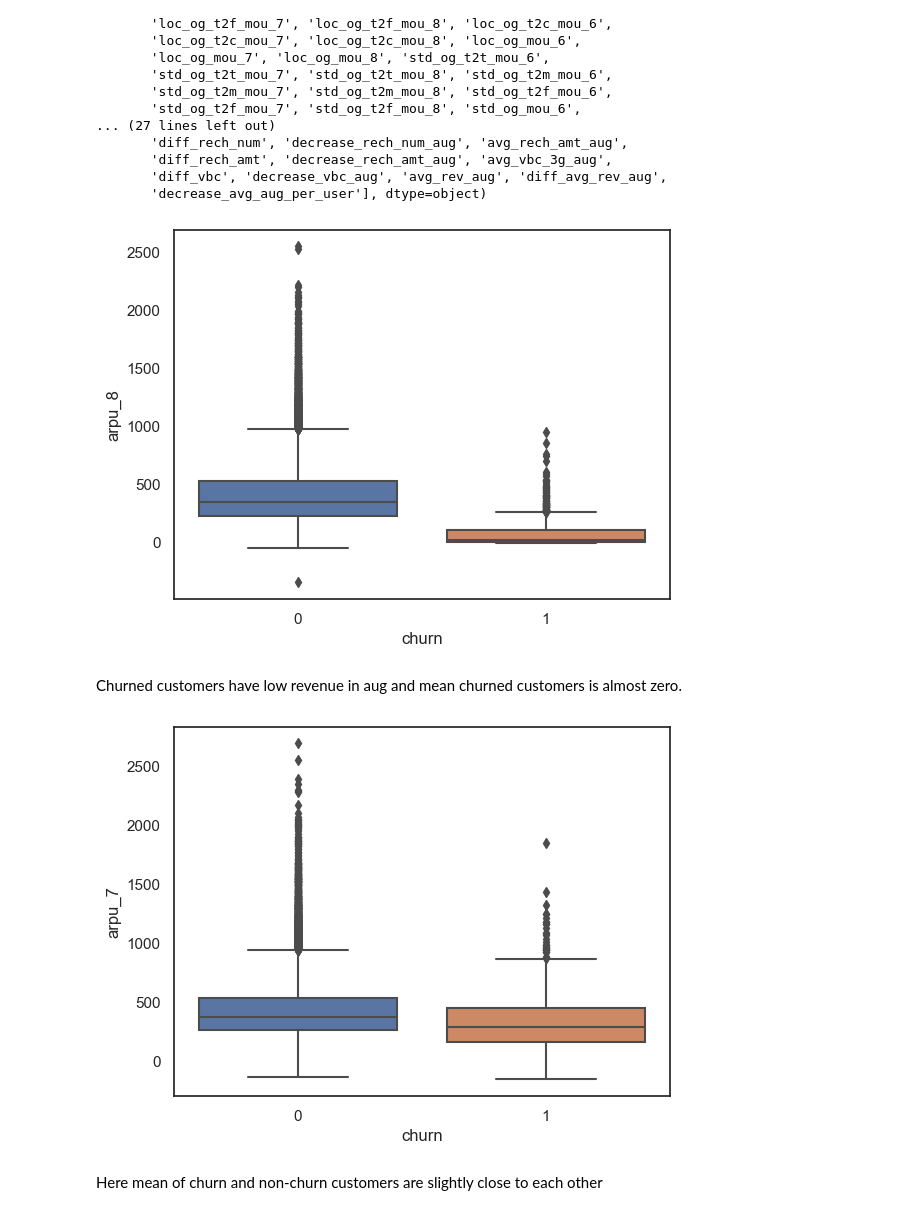
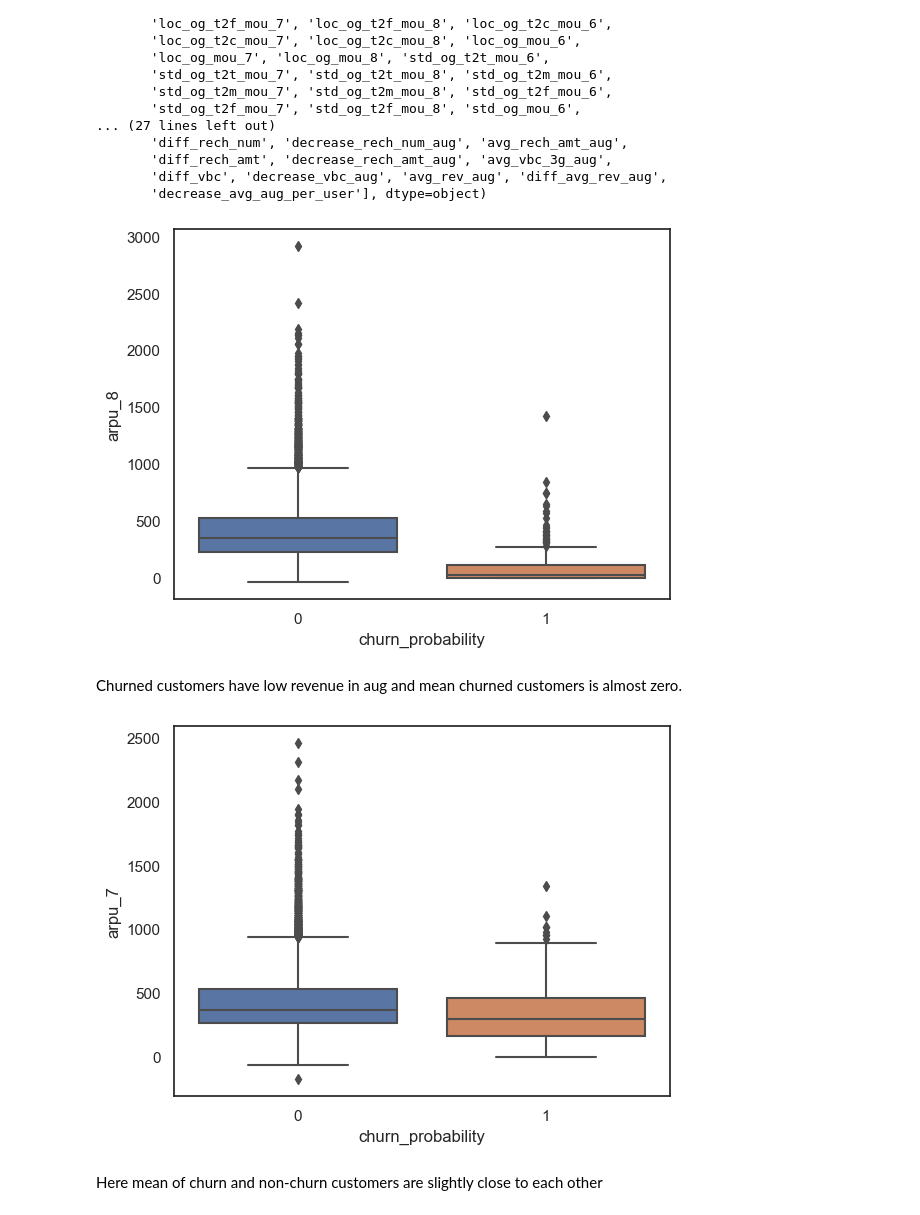
Before and after one commit to laxmikantmishra/telecom_churn_hackathon_c44, a Jupyter notebook: telecom_churn_c44.ipynb, the cells around one changed output. Cells and saved outputs as stored; diff of their text form; code cells hidden in the pictures.

```diff
--- a/telecom_churn_c44.ipynb
+++ b/telecom_churn_c44.ipynb
@@ -45,7 +45,7 @@ from sklearn import metrics
 from sklearn.decomposition import PCA
 # %%
 # Reading dataset
-raw_df = pd.read_csv('train.csv')
+raw_df = pd.read_csv('test.csv')
 # %% [markdown]
 #### 2. Data understanding, preparation & pre-processing
 # %%
@@ -303,7 +303,7 @@ array(['id', 'arpu_6', 'arpu_7', 'arpu_8', 'onnet_mou_6', 'onnet_mou_7',
 # %%
 # Churning customer records
 
-clean_df['churn'] = np.where((clean_df['total_ic_mou_8']==0) & (clean_df['total_og_mou_8']==0) & (clean_df['vol_2g_mb_8']==0) & (clean_df['vol_3g_mb_8']==0), 1, 0)
+clean_df['churn_probability'] = np.where((clean_df['total_ic_mou_8']==0) & (clean_df['total_og_mou_8']==0) & (clean_df['vol_2g_mb_8']==0) & (clean_df['vol_3g_mb_8']==0), 1, 0)
 # %% [markdown]
 #### Outlier treatment
 # %%
@@ -447,6 +447,6 @@ clean_df['decrease_avg_aug_per_user'] = np.where(clean_df['diff_avg_rev_aug'] <
 # %% [markdown]
 #### Univariate analysis
 # %%
-# Converting churn column to int in order to do aggfunc in the pivot table
-clean_df['churn'] = clean_df['churn'].astype('int64')
+# Converting churn_probability column to int in order to do aggfunc in the pivot table
+clean_df['churn_probability'] = clean_df['churn_probability'].astype('int64')
 # %%
@@ -507,18 +507,18 @@ array(['id', 'arpu_6', 'arpu_7', 'arpu_8', 'onnet_mou_6', 'onnet_mou_7',
        'decrease_avg_aug_per_user'], dtype=object)
 # %%
 # Lets check the box plots for 8th month revenue to see if it can distinguish
-sns.boxplot(data=clean_df, x='churn',y='arpu_8')
+sns.boxplot(data=clean_df, x='churn_probability',y='arpu_8')
 plt.show()
 # %% [output]
-[figure, old version]
+[figure, new version]
 # %% [markdown]
 Churned customers have low revenue in aug and mean churned customers is almost zero.
 # %%
 # Lets check the box plots for july month revenue to see if it can distinguish
-sns.boxplot(data=clean_df,x='churn',y='arpu_7')
+sns.boxplot(data=clean_df,x='churn_probability',y='arpu_7')
 plt.show()
 # %% [output]
-[figure, old version]
+[figure, new version]
 # %% [markdown]
 Here mean of churn and non-churn customers are slightly close to each other
 # %%
```
Also changed, not shown: parts of 61 cells of this notebook.
